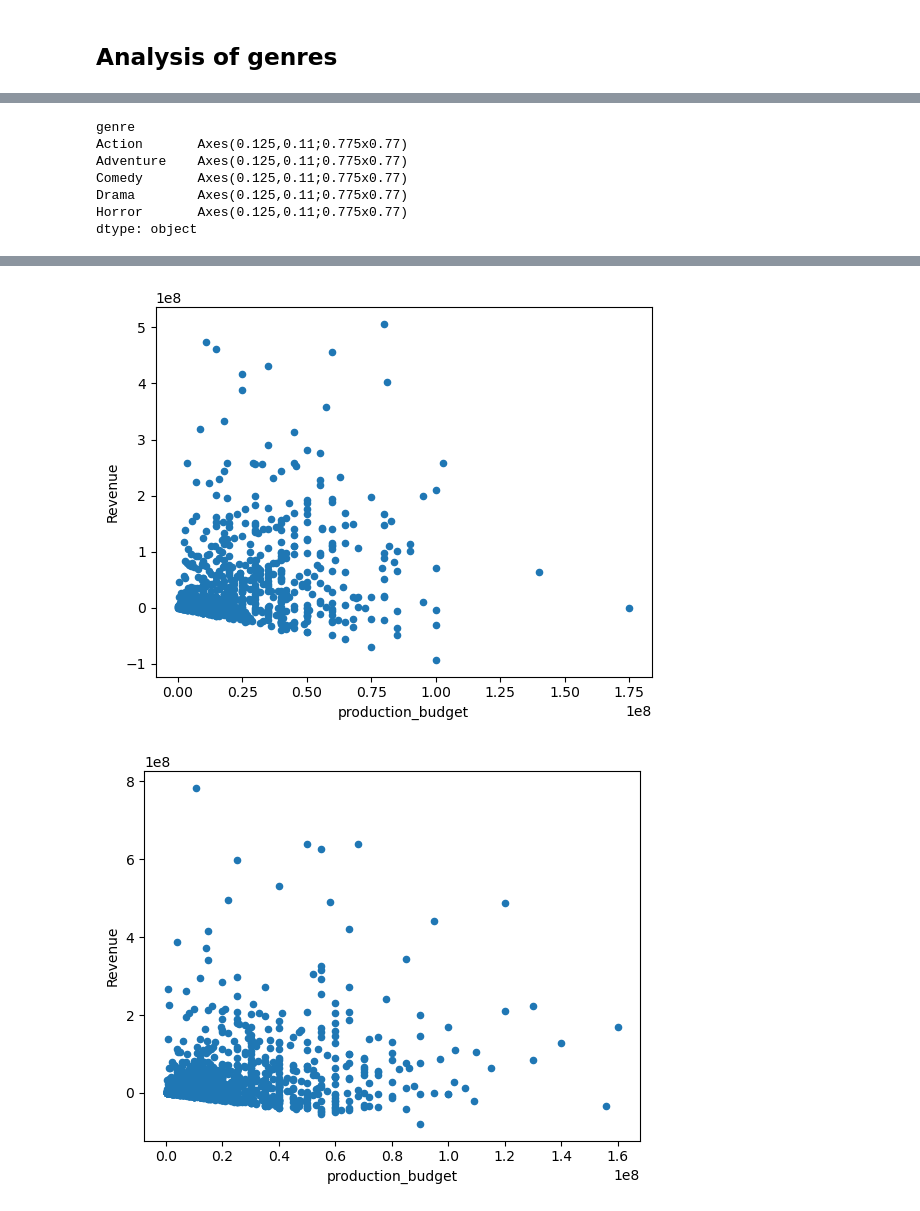
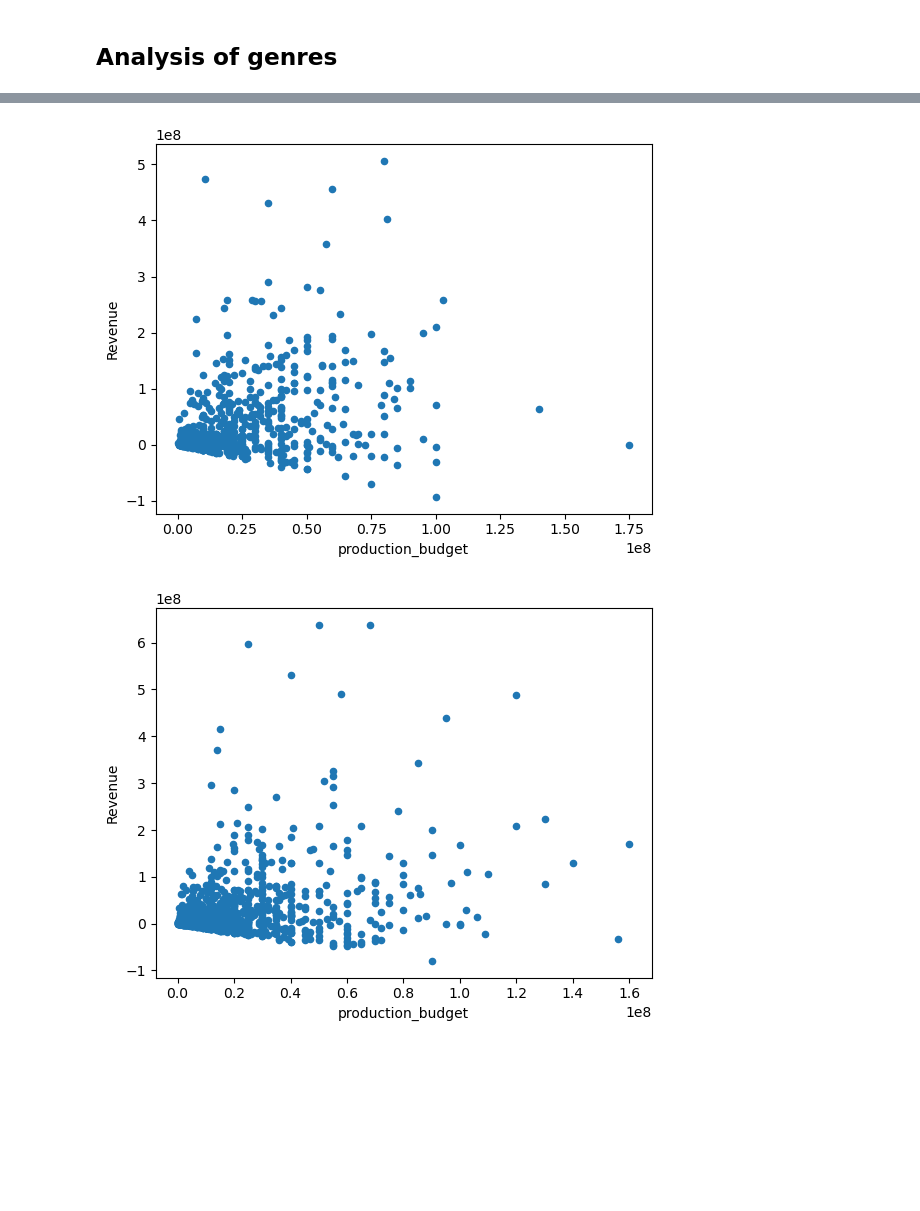
Before and after one commit to JESSIMOPIN/project-1-bootcamp, a Jupyter notebook: movies_api2.ipynb, the cells around one changed output, grey strips where cells are left out. Drawn from its saved outputs; the diff is of its cells as text; code cells hidden in the pictures; blank space fills up the shorter version.

```diff
--- a/movies_api2.ipynb
+++ b/movies_api2.ipynb
@@ -261,2 +240,8 @@ movies_df_complete.head(2)
 # %% [markdown]
 ## Analysis of genres
+# %%
+lowery=2000
+uppery=2019
+# %%
+years_movies_df = movies_df_complete[(movies_df_complete['Year']>=lowery) & (movies_df_complete['Year']<=uppery)] #& (movies_df_complete['mpaa_rating']==rating)]
+years_movies_df.info()
@@ -351,10 +411,4 @@ movies_df_complete.plot.scatter(x='production_budget', y='Revenue')
 # %%
-movies_df_complete.groupby('genre').plot.scatter(x='production_budget',y='Revenue')
+years_movies_df.groupby('genre').plot.scatter(x='production_budget',y='Revenue')
+plt.show()
 # %% [output]
-genre
-Action       Axes(0.125,0.11;0.775x0.77)
-Adventure    Axes(0.125,0.11;0.775x0.77)
-Comedy       Axes(0.125,0.11;0.775x0.77)
-Drama        Axes(0.125,0.11;0.775x0.77)
-Horror       Axes(0.125,0.11;0.775x0.77)
-dtype: object
@@ -363,2 +417,2 @@ dtype: object
-[figure, old version]
+[figure, new version]
-[figure, old version]
+[figure, new version]
```
Also changed, not shown: parts of 35 cells of this notebook.
